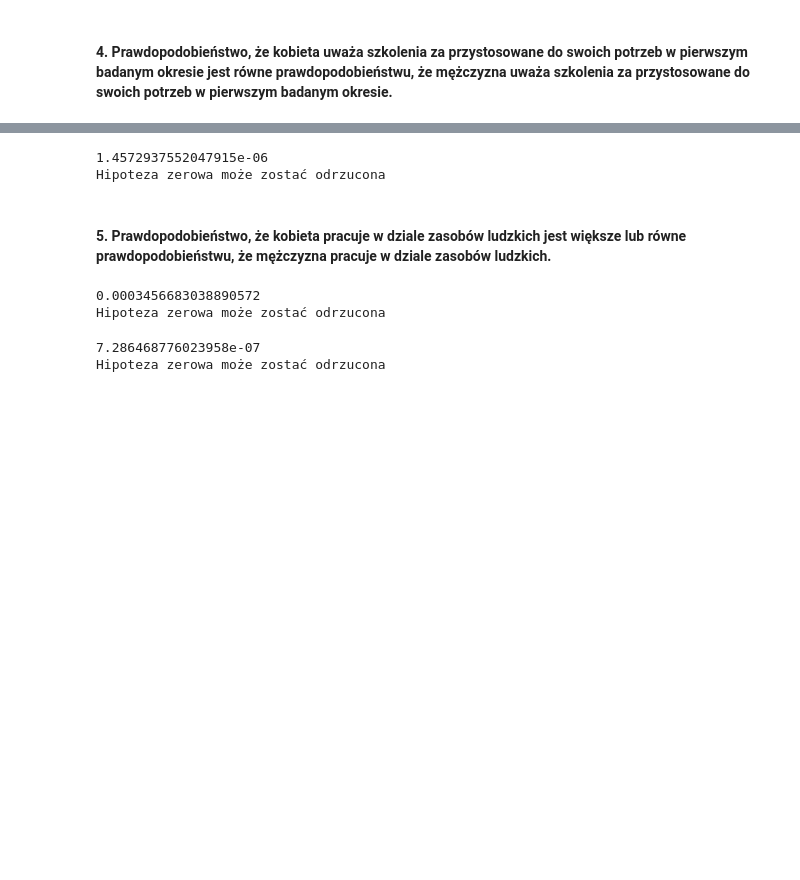
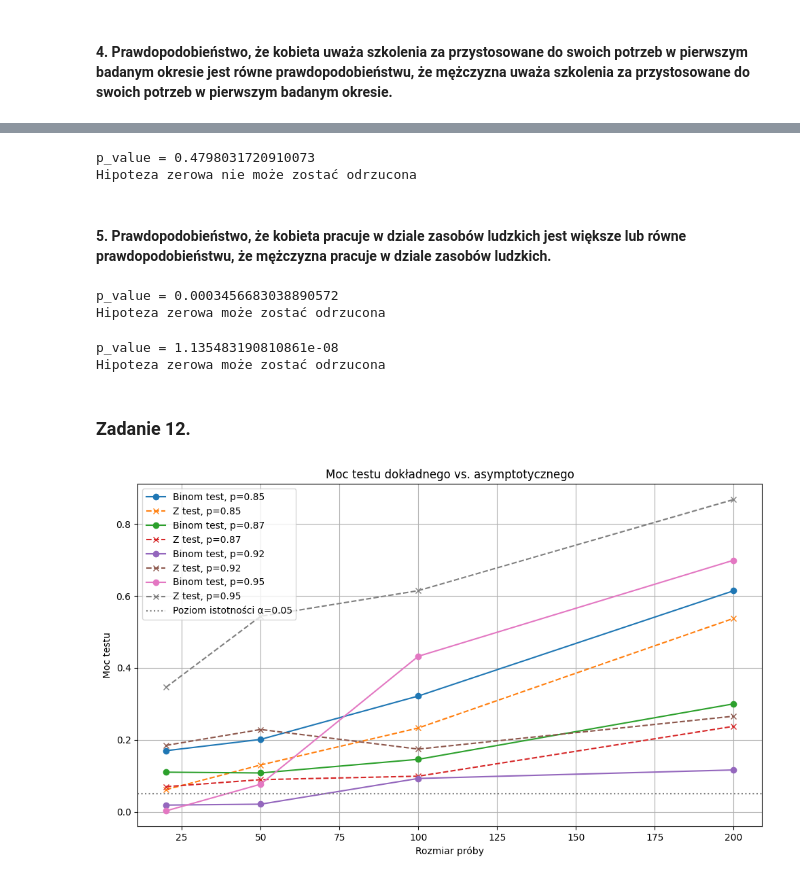
Before and after one commit to JKrempinska/ada, a Jupyter notebook: spr1/zadania.ipynb, the cells around one changed output, grey strips where cells are left out. Cells and saved outputs as stored; diff of their text form; code cells hidden in the pictures; blank space fills up the shorter version.

```diff
--- a/spr1/zadania.ipynb
+++ b/spr1/zadania.ipynb
@@ -643,11 +627,11 @@ check_p_value(p_value)
 Hipoteza zerowa nie może zostać odrzucona
 # %%
 stat, pval = proportions_ztest(k, n, p, alternative='two-sided')
-print(pval)
+print(f"p_value = {pval}")
 check_p_value(pval)
 # %% [output]
-1.4572937552047915e-06
-Hipoteza zerowa może zostać odrzucona
+p_value = 0.4798031720910073
+Hipoteza zerowa nie może zostać odrzucona
 # %% [markdown]
 #### 5. Prawdopodobieństwo, że kobieta pracuje w dziale zasobów ludzkich jest większe lub równe prawdopodobieństwu, że mężczyzna pracuje w dziale zasobów ludzkich.
 # %%
@@ -658,15 +642,66 @@ k = len(df[(df['DZIAL'] == 'HR') & (df['PLEC'] == 'K')])
 n = len(df[df['PLEC'] == 'K'])
 result = binomtest(k, n, p, alternative='less')
 p_value = result.pvalue
-print(p_value)
+print(f"p_value = {p_value}")
 check_p_value(p_value)
 # %% [output]
-0.0003456683038890572
+p_value = 0.0003456683038890572
 Hipoteza zerowa może zostać odrzucona
 # %%
 stat, pval = proportions_ztest(k, n, p, alternative='smaller')
-print(pval)
+print(f"p_value = {pval}")
 check_p_value(pval)
 # %% [output]
-7.286468776023958e-07
+p_value = 1.135483190810861e-08
 Hipoteza zerowa może zostać odrzucona
+# %% [markdown]
+### Zadanie  12.
+# %%
+alpha = 0.05
+p_null = 0.9
+alternative_ps = [0.85, 0.87, 0.92, 0.95]
+sample_sizes = [20, 50, 100, 200]
+n_simulations = 10000
+
+results = []
+
+for p_alt in alternative_ps:
+    for n in sample_sizes:
+        rejections_binom = 0
+        rejections_z = 0
+
+        for _ in range(n_simulations):
+            sample = np.random.binomial(n, p_alt)
+
+            test_binom = binomtest(sample, n, p=p_null, alternative='two-sided')
+            if test_binom.pvalue < alpha:
+                rejections_binom += 1
+
+            stat, pval = proportions_ztest(sample, n, value=p_null, alternative='two-sided')
+            if pval < alpha:
+                rejections_z += 1
+
+        power_binom = rejections_binom / n_simulations
+        power_z = rejections_z / n_simulations
+        results.append((p_alt, n, power_binom, power_z))
+
+df = pd.DataFrame(results, columns=['p_alt', 'sample_size', 'power_binom', 'power_z'])
+
+fig, ax = plt.subplots(figsize=(10, 6))
+
+for p in alternative_ps:
+    subset = df[df['p_alt'] == p]
+    ax.plot(subset['sample_size'], subset['power_binom'], marker='o', label=f'Binom test, p={p}')
+    ax.plot(subset['sample_size'], subset['power_z'], marker='x', linestyle='--', label=f'Z test, p={p}')
+
+ax.set_title('Moc testu dokładnego vs. asymptotycznego')
+ax.set_xlabel('Rozmiar próby')
+ax.set_ylabel('Moc testu')
+ax.axhline(0.05, color='gray', linestyle=':', label='Poziom istotności α=0.05')
+ax.legend()
+ax.grid(True)
+
+plt.tight_layout()
+plt.show()
+# %% [output]
+[figure, added]
```
Also changed, not shown: parts of 15 cells of this notebook, 1 other file.
